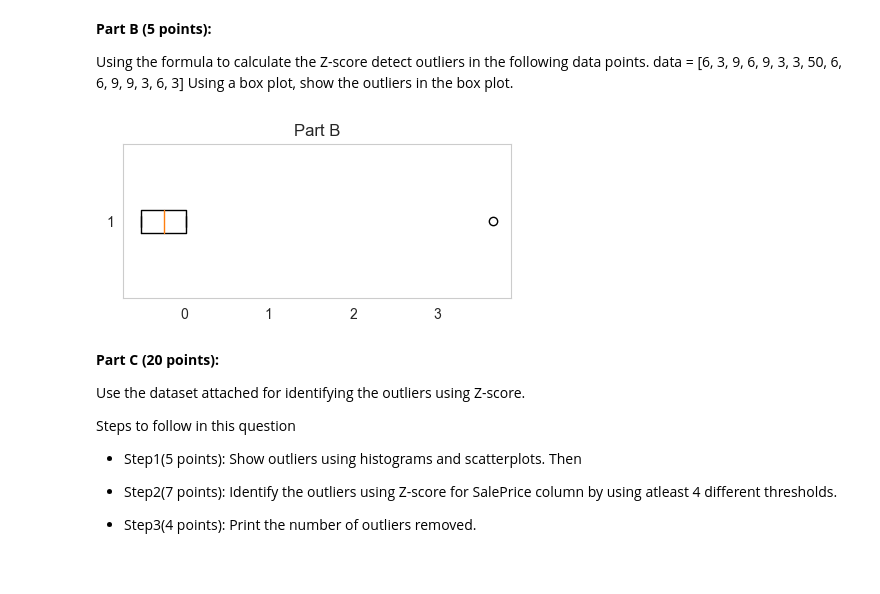
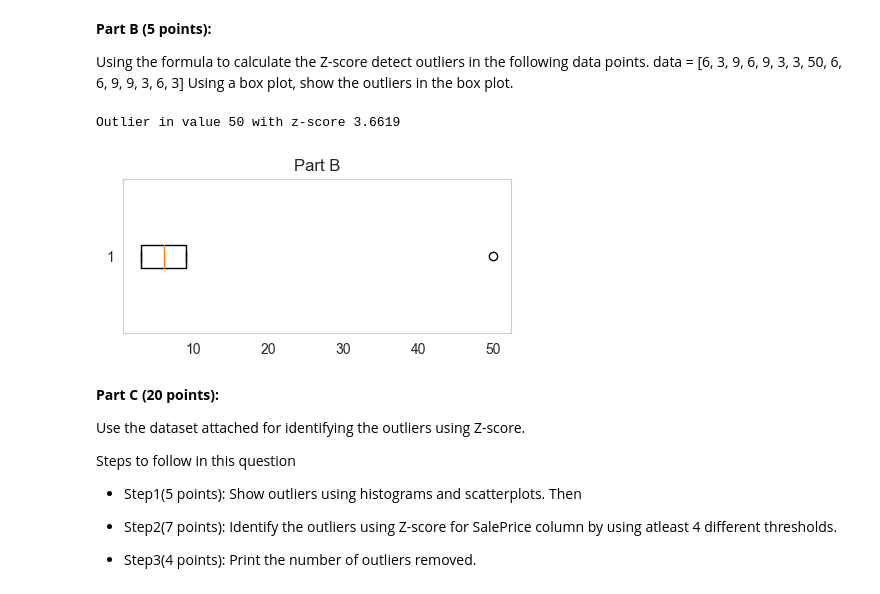
Before and after one commit to PdAlbedo/CS6140_Machine_Learning, a Jupyter notebook: A4/CS6140_A4_Q1_AnomalyDetection.ipynb, the cells around one changed output. Drawn from its saved outputs; the diff is of its cells as text; code cells hidden in the pictures.

```diff
--- a/A4/CS6140_A4_Q1_AnomalyDetection.ipynb
+++ b/A4/CS6140_A4_Q1_AnomalyDetection.ipynb
@@ -38,18 +41,27 @@ Using a box plot, show the outliers in the box plot.
 # %%
 data_B = np.array([6, 3, 9, 6, 9, 3, 3, 50, 6, 6, 9, 9, 3, 6, 3])
 data_B_mean = np.mean(data_B, axis = 0)
 data_B_std = np.std(data_B, axis = 0)
 data_B_z = (data_B - data_B_mean) / data_B_std
 
-df_B = pd.DataFrame(data_B_z)
+part_b_outliers = []
+for i in range(len(data_B)):
+    if data_B_z[i] > 3 or data_B_z[i] < -3:
+        part_b_outliers.append([data_B[i], data_B_z[i]])
+
+for i in part_b_outliers:
+    print(f'Outlier in value {i[0]} with z-score {np.round(i[1], 4)}')
+
+df_B = pd.DataFrame(data_B)
 
 plt.figure(figsize = (5, 2))
 plt.boxplot(df_B, vert = False)
 plt.grid(False)
 plt.title('Part B')
 plt.show()
 # %% [output]
+Outlier in value 50 with z-score 3.6619
-[figure, old version]
+[figure, new version]
 # %% [markdown]
 **Part C (20 points):**
 
```
Also changed, not shown: parts of 7 cells of this notebook, 1 other file.
